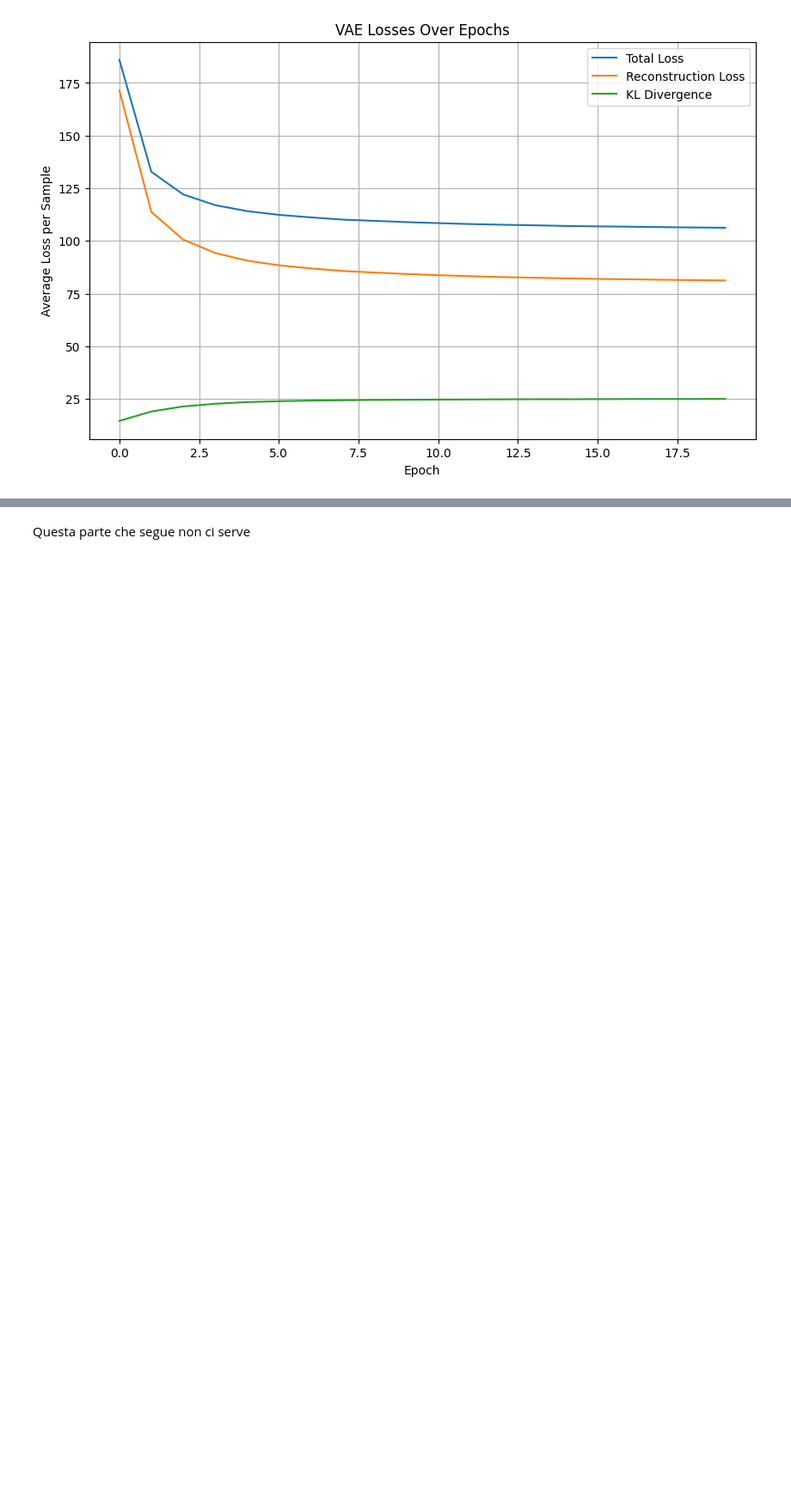
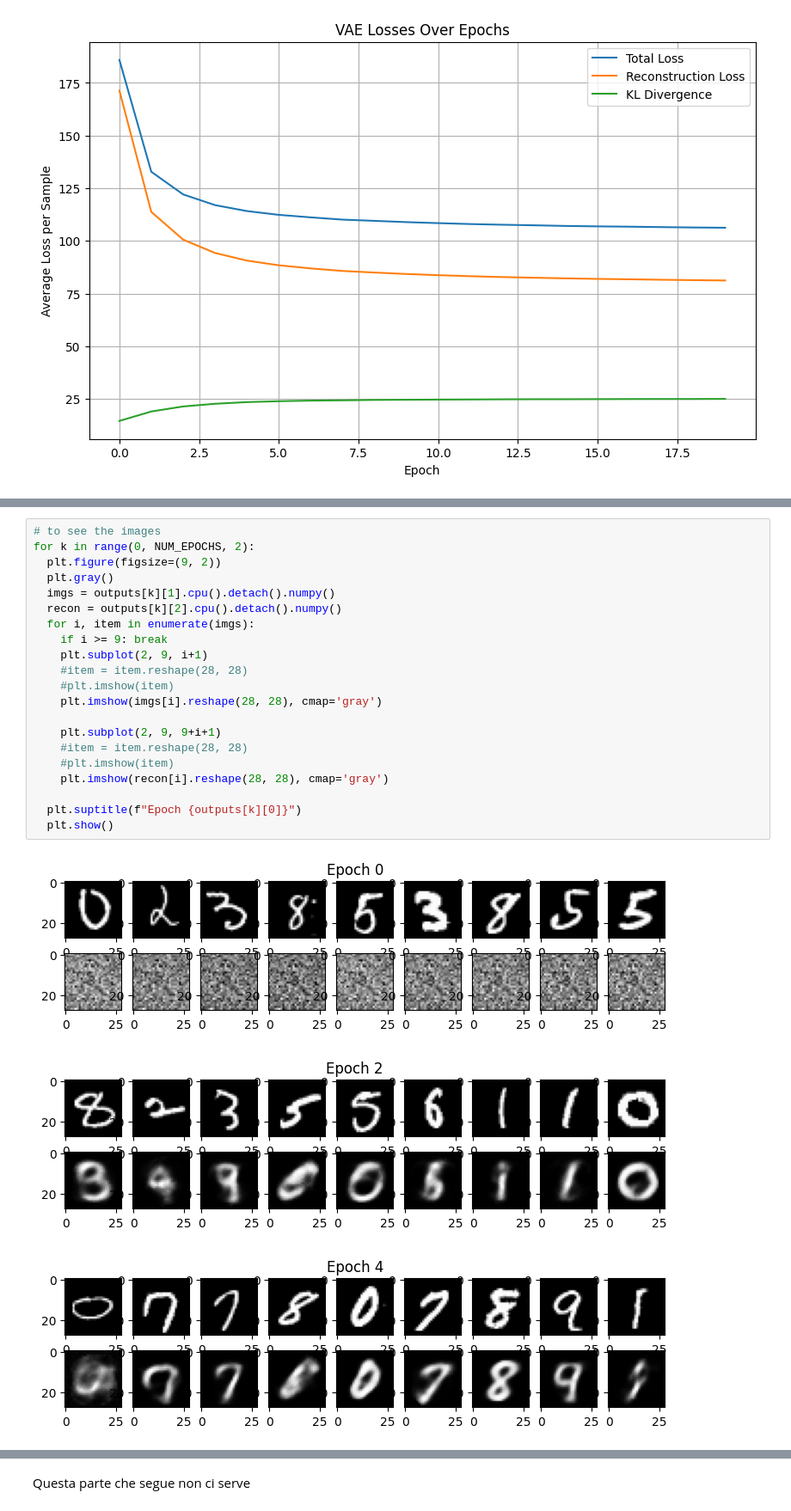
Before and after one commit to jonathancavallin/LCP_B_Project_REDIS, a Jupyter notebook: VAE_versione0.ipynb, the cells around one changed output, grey strips where cells are left out. Shown at 86% size. Cells and saved outputs as stored; diff of their text form; blank space fills up the shorter version.

```diff
--- a/VAE_versione0.ipynb
+++ b/VAE_versione0.ipynb
@@ -202,0 +294,25 @@ plt.show()
+# %%
+# to see the images
+for k in range(0, NUM_EPOCHS, 2):
+  plt.figure(figsize=(9, 2))
+  plt.gray()
+  imgs = outputs[k][1].cpu().detach().numpy()
+  recon = outputs[k][2].cpu().detach().numpy()
+  for i, item in enumerate(imgs):
+    if i >= 9: break
+    plt.subplot(2, 9, i+1)
+    #item = item.reshape(28, 28)
+    #plt.imshow(item)
+    plt.imshow(imgs[i].reshape(28, 28), cmap='gray')
+
+    plt.subplot(2, 9, 9+i+1)
+    #item = item.reshape(28, 28)
+    #plt.imshow(item)
+    plt.imshow(recon[i].reshape(28, 28), cmap='gray')
+
+  plt.suptitle(f"Epoch {outputs[k][0]}")
+  plt.show()
+# %% [output]
+[figure, added]
+[figure, added]
+[figure, added]
```
Also changed, not shown: parts of 6 cells of this notebook.
